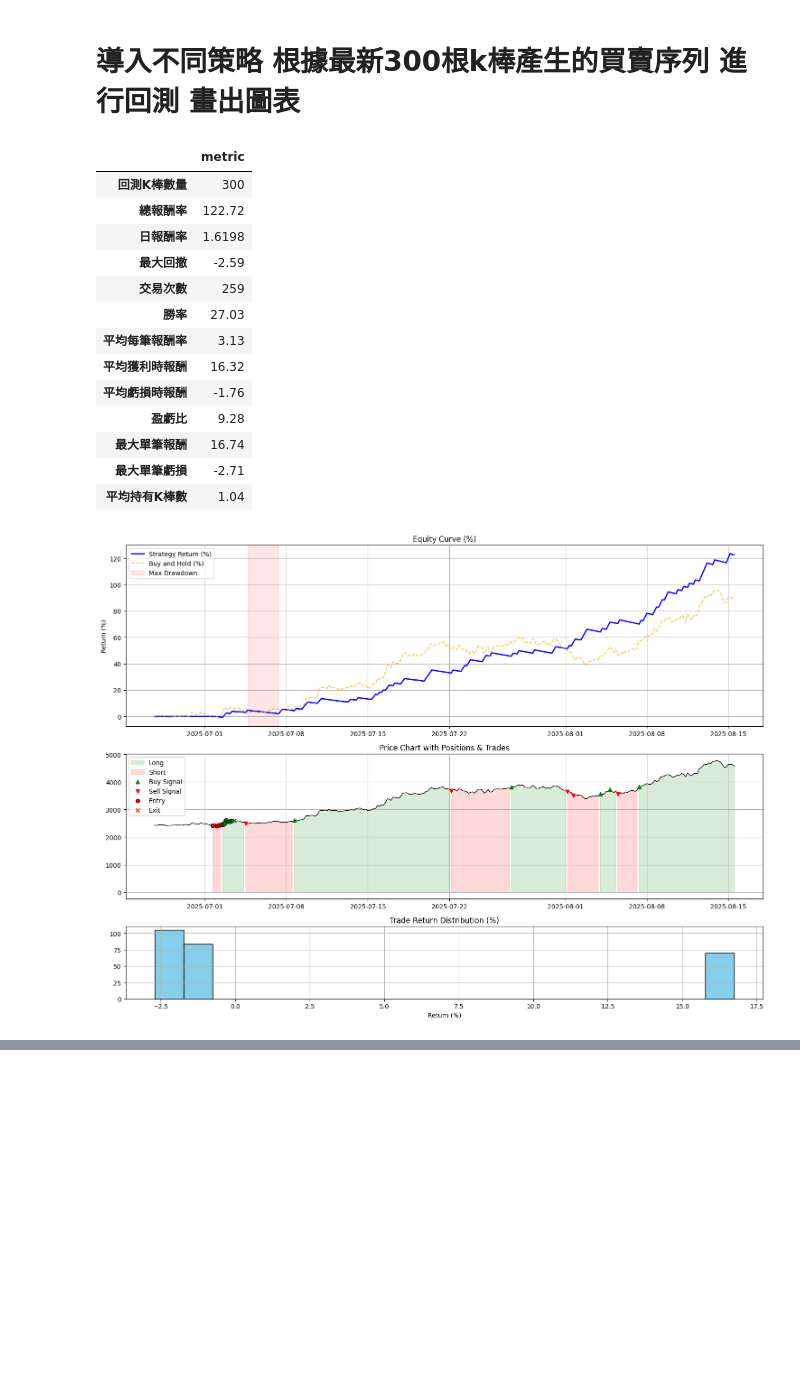
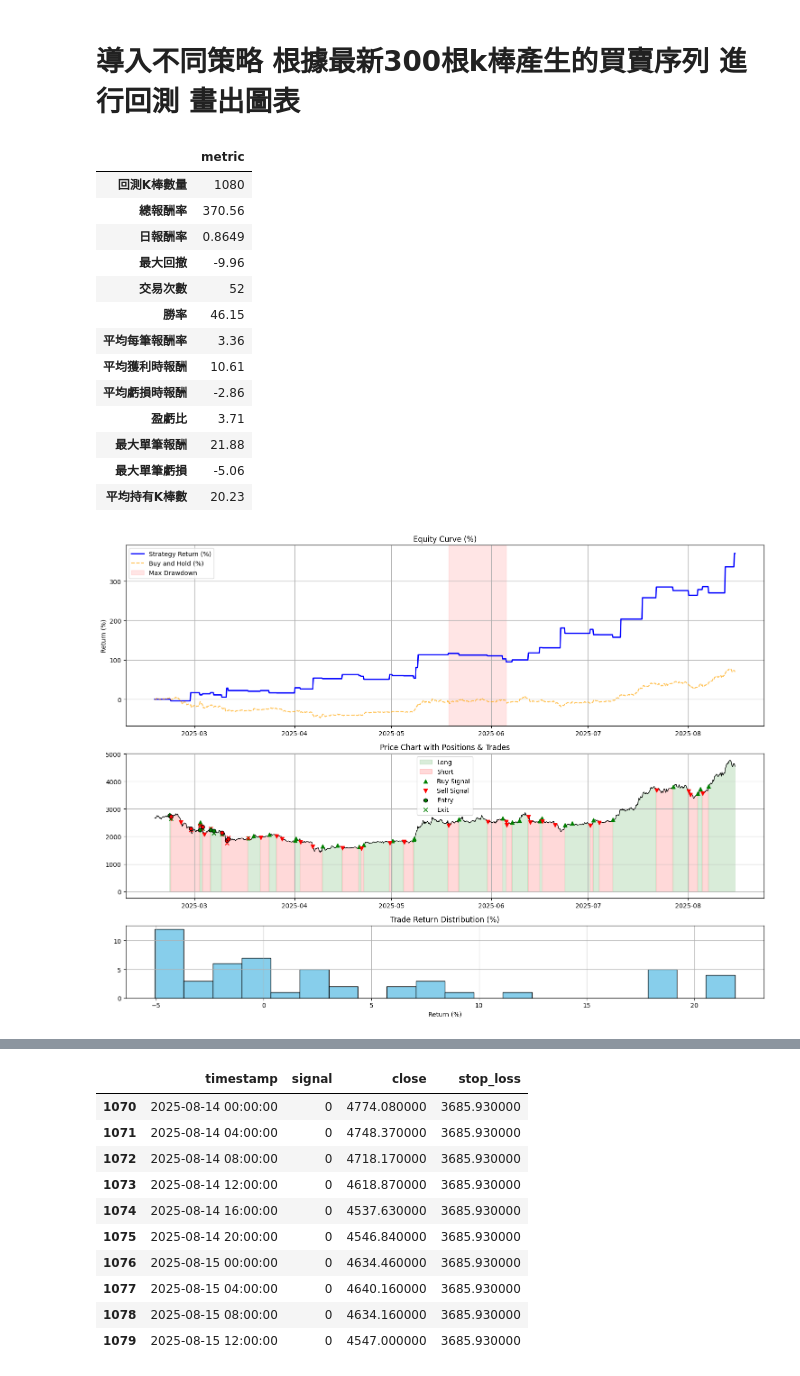
Before and after one commit to skywalker0803r/Vedanta, a Jupyter notebook: backtest_usage.ipynb, the cells around one changed output, grey strips where cells are left out. Saved outputs shown, nothing was run; the diff lists cells and outputs as text; code cells hidden in the pictures; blank space fills up the shorter version.

```diff
--- a/backtest_usage.ipynb
+++ b/backtest_usage.ipynb
@@ -3,46 +3,47 @@
 # %%
 from Technicalindicatorstrategy import vegas,turtle_strategy
 from Backtest.backtest import backtest_signals
 from Plot.plot import plot_backtest_result
 import pandas as pd
 from datetime import datetime,timedelta
 import warnings
 warnings.filterwarnings('ignore')
 import numpy as np
 np.random.seed(42)  # ✅ 固定隨機性（可重現性）
 import random
 random.seed(42)
 
-df_signals = turtle_strategy.get_signals('ETHUSDT','4h',datetime.now(),300)
+df_signals = turtle_strategy.get_signals('ETHUSDT','4h',datetime.now(),6*30*6)
 
 result = backtest_signals(
     df_signals.copy(),
     initial_capital = 33, # 1000台幣
     fee_rate = 0.0005, # 合約手續費
-    leverage = 10, # 槓桿
+    leverage = 1, # 槓桿
     allow_short = True, # 是否做空
-    stop_loss = 0.001,       # 停損閾值，例如0.05代表5%
-    take_profit = 0.017,     # 停利閾值
-    capital_ratio = 0.1, # 每次使用的資金佔比
+    stop_loss = 0.05,       # 停損閾值，例如0.05代表5%
+    take_profit = 0.18,     # 停利閾值
+    capital_ratio = 1, # 每次使用的資金佔比
     max_hold_bars = 100000,# 最大持有K棒數
     delay_entry=False
     )
 display(pd.DataFrame(result['metric'],index=['metric']).T)
 plot_backtest_result(result)
-display(df_signals[['timestamp','signal','close','stop_loss']].tail(100).style.background_gradient())
+display(pd.DataFrame(result['trades_log']).tail(10).style.background_gradient())
+display(df_signals[['timestamp','signal','close','stop_loss']].tail(10).style.background_gradient())
 # %% [output]
 |  | metric |
-| 回測K棒數量 | 300 |
-| 總報酬率 | 122.72 |
-| 日報酬率 | 1.6198 |
-| 最大回撤 | -2.59 |
-| 交易次數 | 259 |
-| 勝率 | 27.03 |
-| 平均每筆報酬率 | 3.13 |
-| 平均獲利時報酬 | 16.32 |
-| 平均虧損時報酬 | -1.76 |
-| 盈虧比 | 9.28 |
-| 最大單筆報酬 | 16.74 |
-| 最大單筆虧損 | -2.71 |
-| 平均持有K棒數 | 1.04 |
+| 回測K棒數量 | 1080 |
+| 總報酬率 | 370.56 |
+| 日報酬率 | 0.8649 |
+| 最大回撤 | -9.96 |
+| 交易次數 | 52 |
+| 勝率 | 46.15 |
+| 平均每筆報酬率 | 3.36 |
+| 平均獲利時報酬 | 10.61 |
+| 平均虧損時報酬 | -2.86 |
+| 盈虧比 | 3.71 |
+| 最大單筆報酬 | 21.88 |
+| 最大單筆虧損 | -5.06 |
+| 平均持有K棒數 | 20.23 |
-[figure, old version]
+[figure, new version]
@@ -65,0 +61,11 @@ display(df_signals[['timestamp','signal','close','stop_loss']].tail(100).style.b
+|  | timestamp | signal | close | stop_loss |
+| 1070 | 2025-08-14 00:00:00 | 0 | 4774.080000 | 3685.930000 |
+| 1071 | 2025-08-14 04:00:00 | 0 | 4748.370000 | 3685.930000 |
+| 1072 | 2025-08-14 08:00:00 | 0 | 4718.170000 | 3685.930000 |
+| 1073 | 2025-08-14 12:00:00 | 0 | 4618.870000 | 3685.930000 |
+| 1074 | 2025-08-14 16:00:00 | 0 | 4537.630000 | 3685.930000 |
+| 1075 | 2025-08-14 20:00:00 | 0 | 4546.840000 | 3685.930000 |
+| 1076 | 2025-08-15 00:00:00 | 0 | 4634.460000 | 3685.930000 |
+| 1077 | 2025-08-15 04:00:00 | 0 | 4640.160000 | 3685.930000 |
+| 1078 | 2025-08-15 08:00:00 | 0 | 4634.160000 | 3685.930000 |
+| 1079 | 2025-08-15 12:00:00 | 0 | 4547.000000 | 3685.930000 |
```
Also changed, not shown: parts of 6 cells of this notebook.
